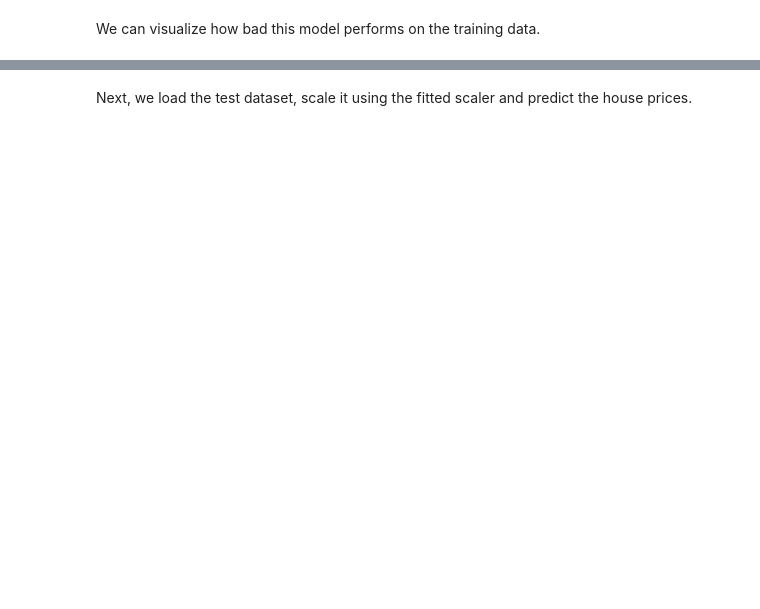
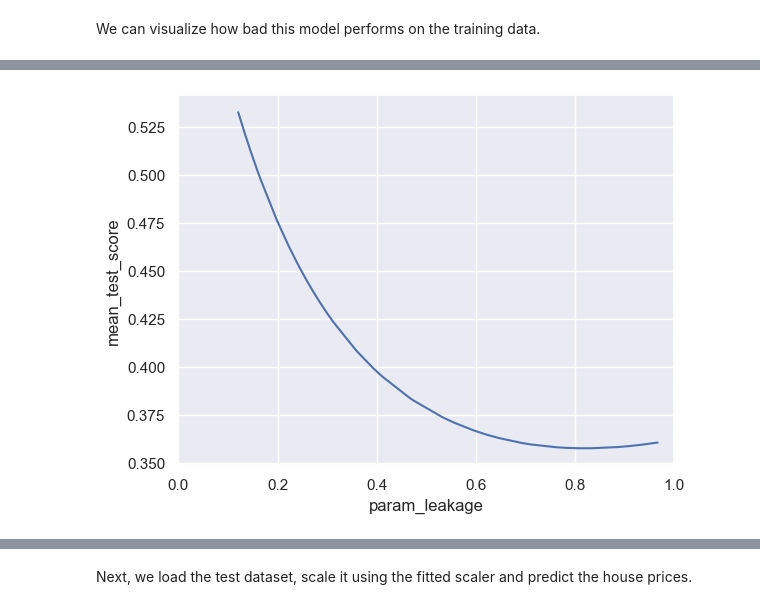
Before and after one commit to renierts/onset_detection, a Jupyter notebook: src/Example-Notebook.ipynb, the cells around one changed output, grey strips where cells are left out. Cells and saved outputs as stored; diff of their text form; code cells hidden in the pictures; blank space fills up the shorter version.

```diff
--- a/src/Example-Notebook.ipynb
+++ b/src/Example-Notebook.ipynb
@@ -72,0 +118,9 @@ if plot:
+# %%
+if plot:
+    df = pd.DataFrame(search.all_cv_results_["step2"])
+    df["mean_test_score"] = -df["mean_test_score"]
+    fig, axs = plt.subplots()
+    sns.lineplot(data=df, x="param_leakage", y="mean_test_score", ax=axs)
+    axs.set_xlim((0.0, 1.0))
+# %% [output]
+[figure, added]
```
Also changed, not shown: parts of 17 cells of this notebook, 9 other files.
